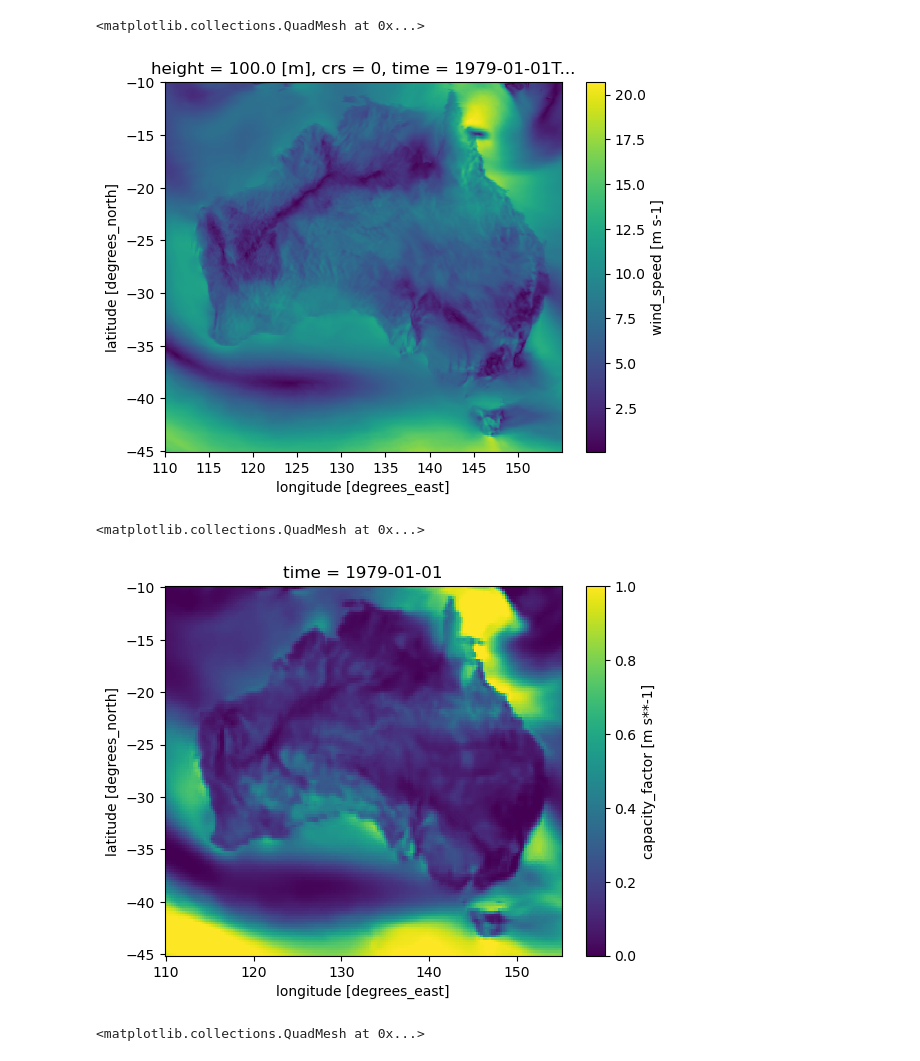
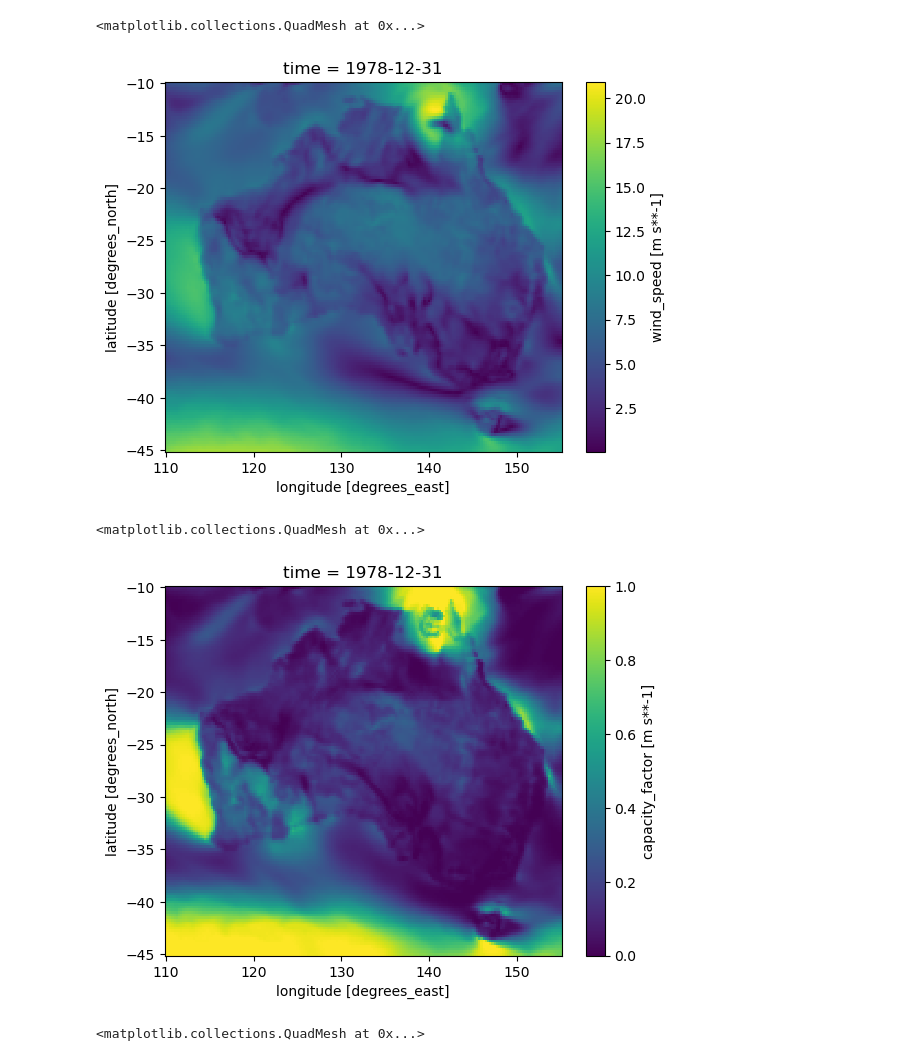
Before and after one commit to dougrichardson/wind_drought, a Jupyter notebook: notebooks/test_wind_data.ipynb, the cells around one changed output. Cells and saved outputs as stored; diff of their text form; code cells hidden in the pictures.

Commit message:
Compute ERA data 1952-1978

```diff
--- a/notebooks/test_wind_data.ipynb
+++ b/notebooks/test_wind_data.ipynb
@@ -10,21 +10,21 @@ ds = xr.open_zarr(
     consolidated=False
 )
 # %%
-ds.wind_speed.isel(time=0).plot()
+ds.wind_speed.isel(time=-1).plot()
 # %% [output]
 <matplotlib.collections.QuadMesh at 0x...>
-[figure, old version]
+[figure, new version]
 # %%
 # ERA5 daily cf
 ds = xr.open_zarr(
-    "/g/data/ng72/dr6273/work/projects/wind_drought/data/ERA5/era5_capacity_factor_100m_1979-2025.zarr/",
+    "/g/data/ng72/dr6273/work/projects/wind_drought/data/ERA5/era5_capacity_factor_100m_1952-1978.zarr/",
     consolidated=False
 )
 # %%
-ds.capacity_factor.isel(time=0).plot()
+ds.capacity_factor.isel(time=-1).plot()
 # %% [output]
 <matplotlib.collections.QuadMesh at 0x...>
-[figure, old version]
+[figure, new version]
 # %%
 # BARRA-R2 daily wind speed
 ds = xr.open_zarr(
```
Also changed, not shown: parts of 6 cells of this notebook, 7 other files.
